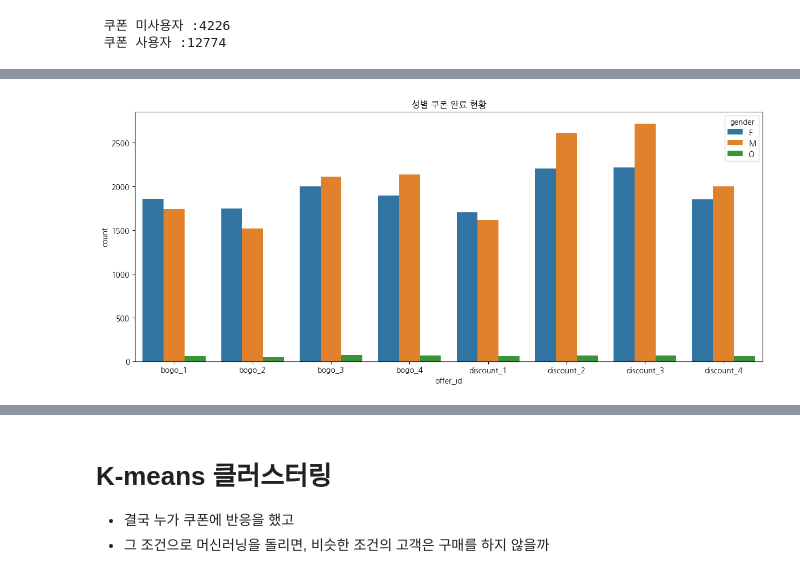
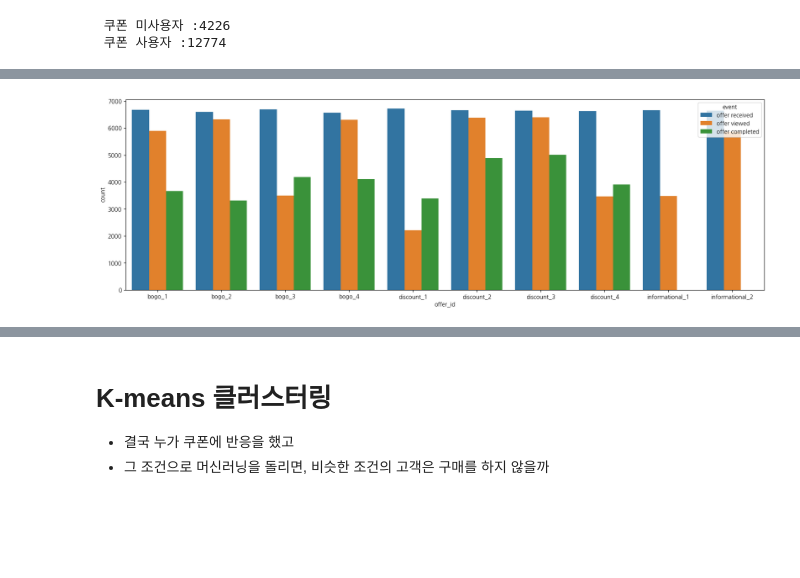
Before and after one commit to S-HNJN/Aiffel, a Jupyter notebook: starbucks/starbucks.ipynb, the cells around one changed output, grey strips where cells are left out. Drawn from its saved outputs; the diff is of its cells as text; code cells hidden in the pictures; blank space fills up the shorter version.

```diff
--- a/starbucks/starbucks.ipynb
+++ b/starbucks/starbucks.ipynb
@@ -492,9 +455,10 @@ plt.show()
-# %%
-offer_completed_cnt = df[df['event']=='offer completed'].groupby(['offer_id', 'gender']).size().reset_index(name='count')
-plt.figure(figsize=(15,6))
-sns.barplot(x='offer_id', y='count', hue='gender', data=offer_completed_cnt)
-plt.title('성별 쿠폰 완료 현황')
-plt.show()
-# %% [output]
-[figure, removed]
+# %%
+order = ['offer received', 'offer viewed', 'offer completed']
+rate_df = df[df['event'].isin(order)].groupby(['offer_id','event']).size().reset_index(name='count')
+rate_df['event'] = pd.Categorical(rate_df['event'], categories=order, ordered=True)
+plt.figure(figsize=(20,6))
+sns.barplot(x='offer_id', y='count', hue='event', data=rate_df, hue_order=order)
+plt.show()
+# %% [output]
+[figure, added]
 # %%
```
Also changed, not shown: parts of 41 cells of this notebook.
